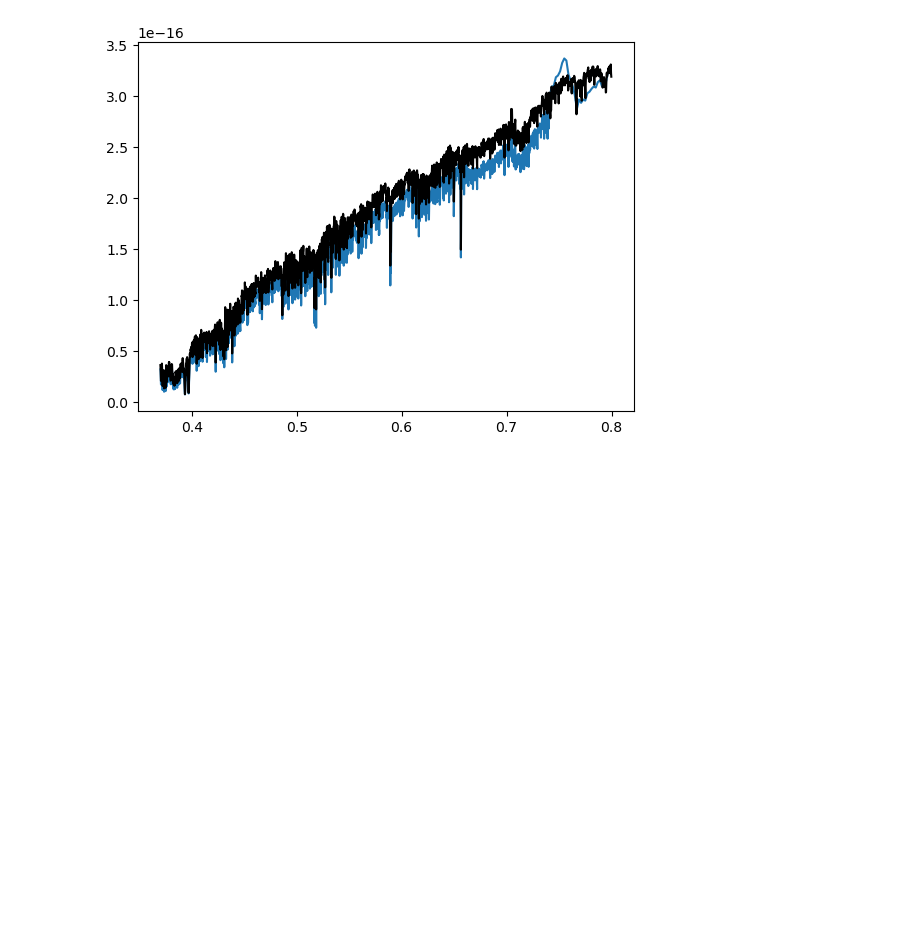
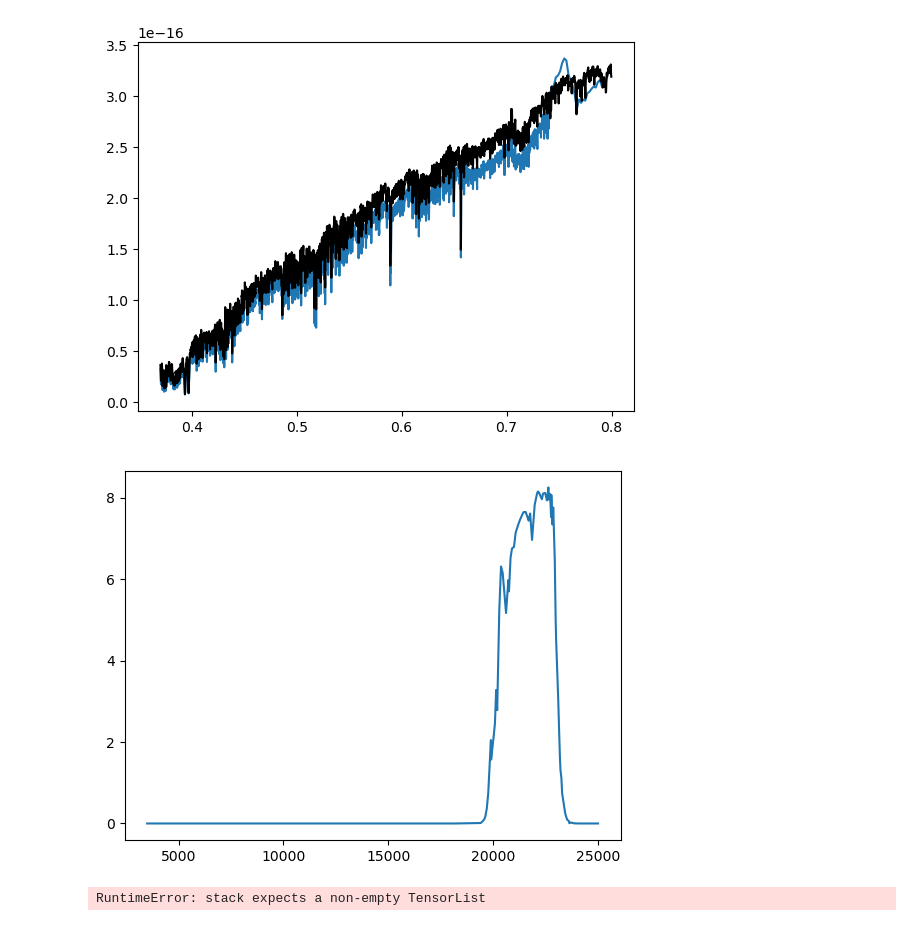
Before and after one commit to Ciela-Institute/ForSED, a Jupyter notebook: MLCRs_sandbox.ipynb, the cells around one changed output. Saved outputs shown, nothing was run; the diff lists cells and outputs as text; code cells hidden in the pictures; blank space fills up the shorter version.

Commit message:
Wondering if the error I'm getting with some of the isochrones, e.g., S.isochrone_grid.metallicities == -0.50, is the same problem Connor is seeing when running the test_isochrone unit test

```diff
--- a/MLCRs_sandbox.ipynb
+++ b/MLCRs_sandbox.ipynb
@@ -90,59 +90,68 @@ plt.show()
 # %%
 # for when I get the mass/imf weight stuff figured out
 # %%
-# filters = np.loadtxt('/Users/alexa/alf/infiles/filters_rIK.dat')
+filters = np.loadtxt('/Users/alexa/alf/infiles/filters_rIK.dat')
 
 
-# plt.plot(filters[:,0], filters[:,3])
-# plt.show()
+plt.plot(filters[:,0], filters[:,3])
+plt.show()
+# %% [output]
+[figure, added]
 # %%
-# # mask = ((S.isochrone_grid.metallicities >= -2.50) &
-# #         (S.isochrone_grid.metallicities <= +0.50) )
+import pandas as pd
+import numpy as np
+
+# mask = ((S.isochrone_grid.metallicities >= -2.50) &
+#         (S.isochrone_grid.metallicities <= +0.50) )
 
 # mask = ((S.isochrone_grid.metallicities >= -2.50) &
 #         (S.isochrone_grid.metallicities < +0.50)  & # I don't know what's going wrong here...
 #         (S.isochrone_grid.metallicities != -0.50))  # ...or here. Just going to ignore for now.
 
 
-# # mask = (S.isochrone_grid.metallicities == 0.0)
+mask = (S.isochrone_grid.metallicities == -0.50)
 
-# from sedpy import observate
+# mask = (S.isochrone_grid.metallicities == 0.0)
 
-# kband = observate.Filter("twomass_Ks.par")
-# kmsun_ab = 5.14
+from sedpy import observate
 
-# m2l_ratios = []
+kband = observate.Filter("twomass_Ks.par")
+kmsun_ab = 5.14
 
-# for metallicity in S.isochrone_grid.metallicities[mask]:
+m2l_ratios = []
 
-#     ssp = S.forward(metallicity, torch.tensor(10.0, dtype  = torch.float64), torch.tensor([2.3, 2.3, 2.3]))
+for metallicity in S.isochrone_grid.metallicities[mask]:
 
-#     # Output alf spectra are in units of L_sun/micon (l_lambda)
-#     # Needs to be in cgs f_nu to compute AB mags
-#     # Conversion comes from alf/src/getm2l.f90
-#     # aspec  = spec*lsun/1E6*lam**2/clight/1E8/4/mypi/pc2cm**2
-#     clight = 2.9979E10
-#     lsun   = 3.839E33
-#     pc2cm  = 3.08568E18
+    ssp = S.forward(metallicity, torch.tensor(10.0, dtype  = torch.float64), torch.tensor([2.3, 2.3, 2.3]))
 
-#     lam = S.sas.wavelength * 1e4
+    # Output alf spectra are in units of L_sun/micon (l_lambda)
+    # Needs to be in cgs f_nu to compute AB mags
+    # Conversion comes from alf/src/getm2l.f90
+    # aspec  = spec*lsun/1E6*lam**2/clight/1E8/4/mypi/pc2cm**2
+    clight = 2.9979E10
+    lsun   = 3.839E33
+    pc2cm  = 3.08568E18
 
-#     aspec = ssp*lsun/1e6*lam**2/clight/1e8/4/np.pi/pc2cm**2
+    lam = S.sas.wavelength * 1e4
 
-#     mag = np.trapz(aspec*filters[1:,3]/lam, lam)
-#     mag = (-2.5*np.log10(mag)-48.60)
+    aspec = ssp*lsun/1e6*lam**2/clight/1e8/4/np.pi/pc2cm**2
 
-#     print(mag)
-#     # # print(S.stellar_mass)
-#     # # print(S.formed_mass)
+    mag = np.trapz(aspec*filters[1:,3]/lam, lam)
+    mag = (-2.5*np.log10(mag)-48.60)
 
-#     # m2l_ratios.append( S.stellar_mass/10**(2./5 * (kmsun_ab-mag)) )
+    print(mag)
+    # # print(S.stellar_mass)
+    # # print(S.formed_mass)
 
-#     use = (S.sas.wavelength > 0.38)
-#     plt.plot(S.sas.wavelength[use], ssp[use], label=metallicity)
+    # m2l_ratios.append( S.stellar_mass/10**(2./5 * (kmsun_ab-mag)) )
 
-# plt.legend()
-# plt.show()
+    use = (S.sas.wavelength > 0.38)
+    plt.plot(S.sas.wavelength[use], ssp[use], label=metallicity)
+
+plt.legend()
+plt.show()
+# %% [output]
+RuntimeError: stack expects a non-empty TensorList
 # %%
 
 # plt.plot(S.isochrone.metallicities[mask], m2l_ratios)
```
